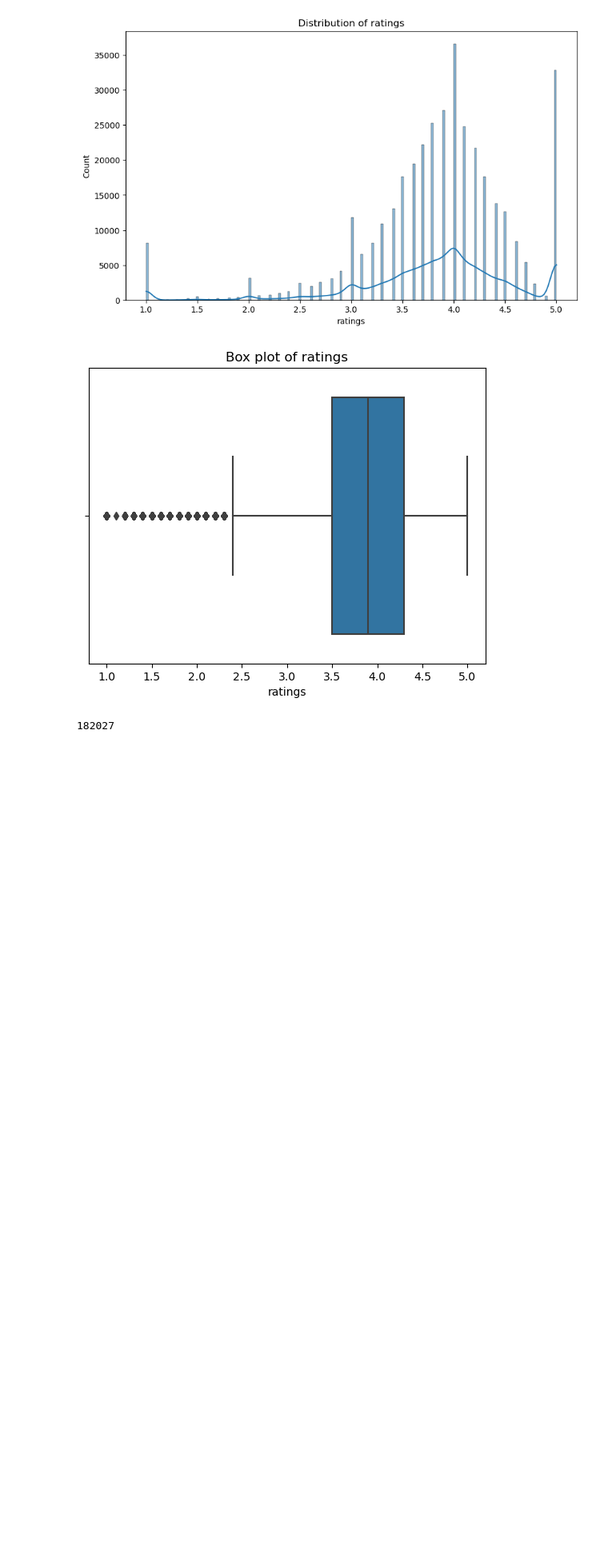
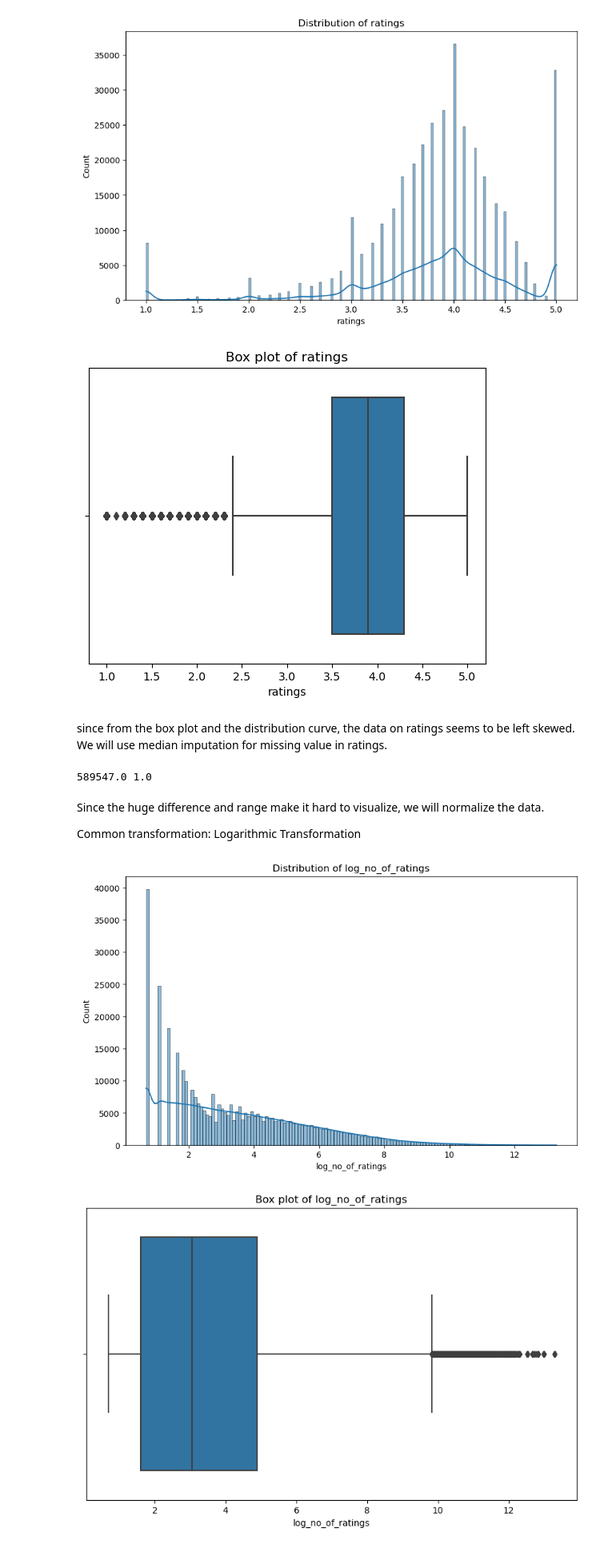
Before and after one commit to HSanny/ecomm_recommender, a Jupyter notebook: recommender.ipynb, the cells around one changed output. Shown: that part at 80% size. Cells and saved outputs as stored; diff of their text form; code cells hidden in the pictures; blank space fills up the shorter version.

```diff
--- a/recommender.ipynb
+++ b/recommender.ipynb
@@ -271,7 +271,37 @@ plt.show()
 # %% [output]
 [figure]
 [figure]
+# %% [markdown]
+since from the box plot and the distribution curve, the data on ratings seems to be left skewed. We will use median imputation for missing value in ratings.
+# %%
+data[['no_of_ratings']]
+
+ratings_null = pd.isnull(data['no_of_ratings'])
+data[ratings_null]
+
+print(data['no_of_ratings'].max(), data['no_of_ratings'].min())
+# %% [output]
+589547.0 1.0
+# %% [markdown]
+Since the huge difference and range make it hard to visualize, we will normalize the data.
+
+Common transformation: Logarithmic Transformation
+# %%
+import numpy as np
+
+data['log_no_of_ratings'] = np.log1p(data['no_of_ratings'])  # log1p is used to handle log(0)
 # %%
-print(data['ratings'].isnull().sum())
+# visualization for log_no_of_ratings
+
+plt.figure(figsize = (10,6))
+sns.histplot(data['log_no_of_ratings'], kde=True)
+plt.title(f'Distribution of log_no_of_ratings')
+plt.show()
+
+plt.figure(figsize = (10,6))
+sns.boxplot(x=data['log_no_of_ratings'])
+plt.title(f'Box plot of log_no_of_ratings')
+plt.show()
 # %% [output]
-182027
+[figure, added]
+[figure, added]
```
Also changed, not shown: parts of 17 cells of this notebook.
